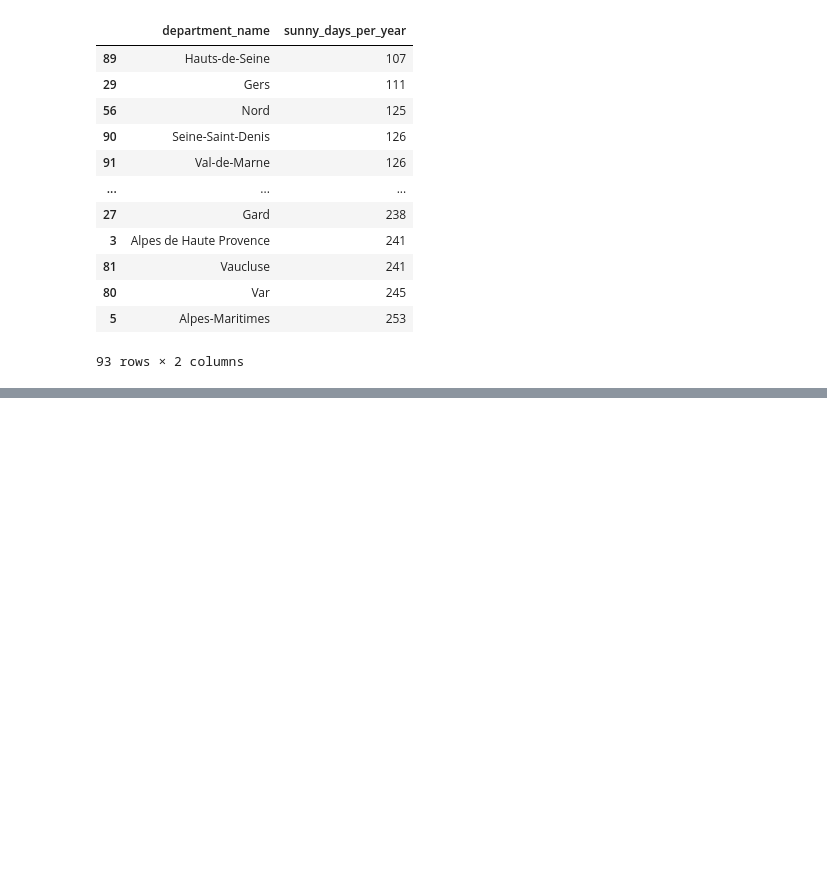
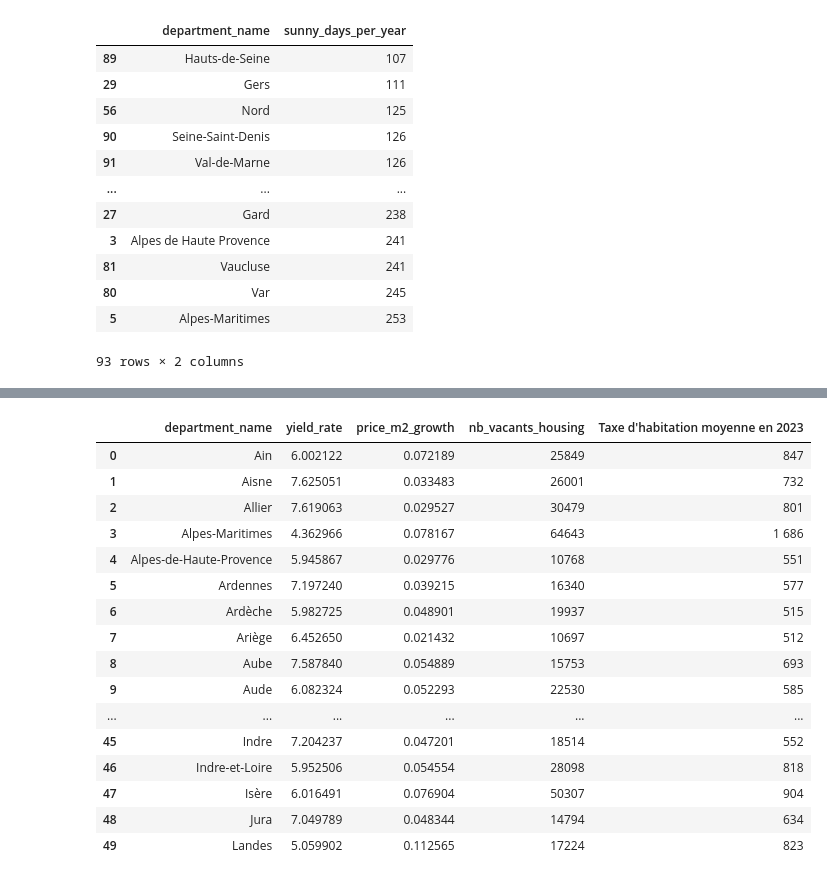
Before and after one commit to MChvtta/prello_scoring_system, a Jupyter notebook: notebooks/ES_Transformation.ipynb, the cells around one changed output, grey strips where cells are left out. Drawn from its saved outputs; the diff is of its cells as text; code cells hidden in the pictures; blank space fills up the shorter version.

```diff
--- a/notebooks/ES_Transformation.ipynb
+++ b/notebooks/ES_Transformation.ipynb
@@ -848,0 +903,7 @@ sunny_df.sort_values(by="sunny_days_per_year")
+# %%
+#fusion du dernier dataframe
+real_estate_scoring_merge_3 = real_estate_scoring_merge_2.merge(tax_df, on="department_name")
+real_estate_scoring_merge_3
+real_estate_scoring_merge_3 = real_estate_scoring_merge_3.drop(columns=["average_price_per_m2","sales_amount","surface","average_price_m2","average_rental","Nombre d'avis d'impôt"
+])
+real_estate_scoring_merge_3
@@ -848,0 +924,22 @@ sunny_df.sort_values(by="sunny_days_per_year")
+# %%
+#éléments pour le calcul du scoring immo
+calculation_real_estate_scoring = real_estate_scoring_merge_3
+calculation_real_estate_scoring.head(50)
+# %% [output]
+|  | department_name | yield_rate | price_m2_growth | nb_vacants_housing | Taxe d'habitation moyenne en 2023 |
+| 0 | Ain | 6.002122 | 0.072189 | 25849 | 847 |
+| 1 | Aisne | 7.625051 | 0.033483 | 26001 | 732 |
+| 2 | Allier | 7.619063 | 0.029527 | 30479 | 801 |
+| 3 | Alpes-Maritimes | 4.362966 | 0.078167 | 64643 | 1 686 |
+| 4 | Alpes-de-Haute-Provence | 5.945867 | 0.029776 | 10768 | 551 |
+| 5 | Ardennes | 7.197240 | 0.039215 | 16340 | 577 |
+| 6 | Ardèche | 5.982725 | 0.048901 | 19937 | 515 |
+| 7 | Ariège | 6.452650 | 0.021432 | 10697 | 512 |
+| 8 | Aube | 7.587840 | 0.054889 | 15753 | 693 |
+| 9 | Aude | 6.082324 | 0.052293 | 22530 | 585 |
+| ... | ... | ... | ... | ... | ... |
+| 45 | Indre | 7.204237 | 0.047201 | 18514 | 552 |
+| 46 | Indre-et-Loire | 5.952506 | 0.054554 | 28098 | 818 |
+| 47 | Isère | 6.016491 | 0.076904 | 50307 | 904 |
+| 48 | Jura | 7.049789 | 0.048344 | 14794 | 634 |
+| 49 | Landes | 5.059902 | 0.112565 | 17224 | 823 |
```
Also changed, not shown: parts of 12 cells of this notebook, 1 other file.
